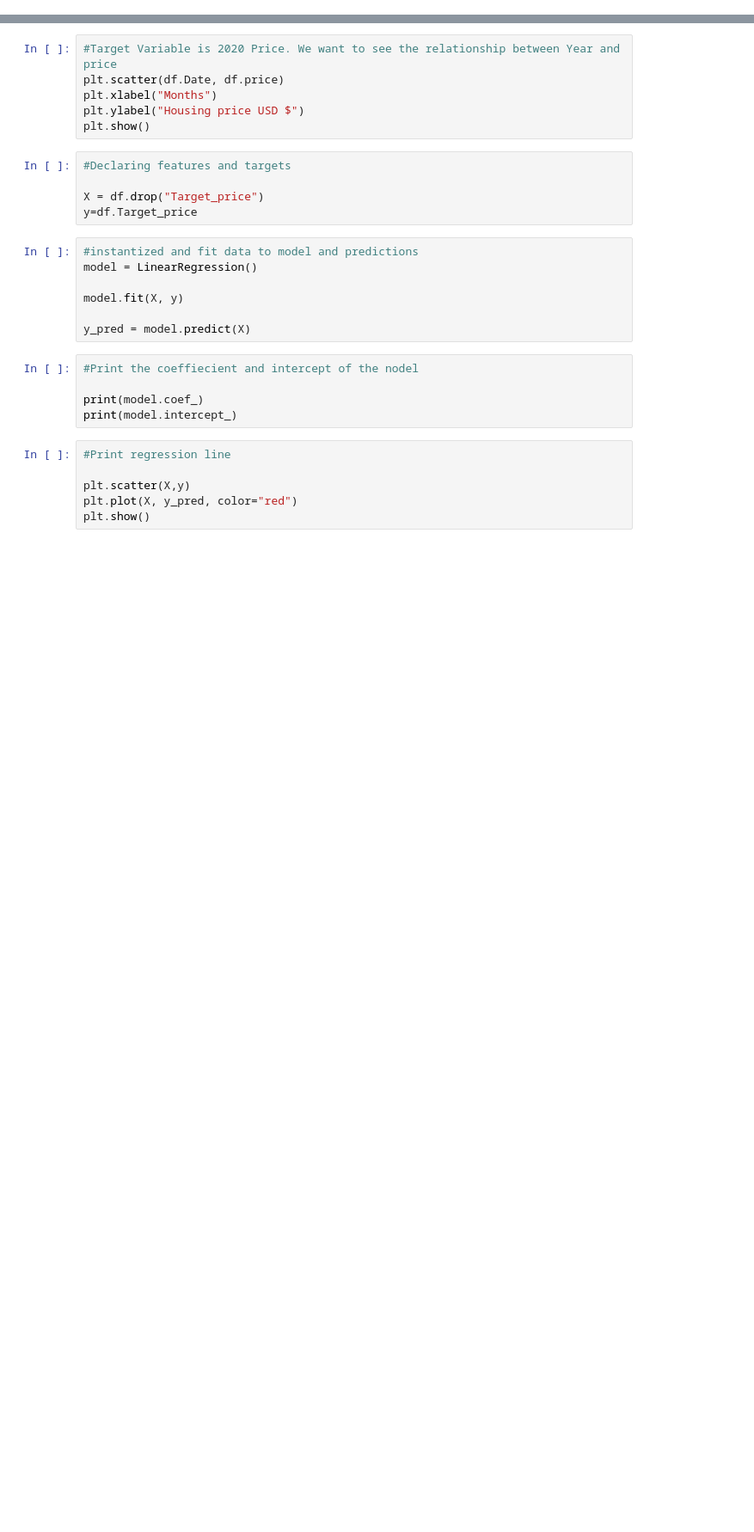
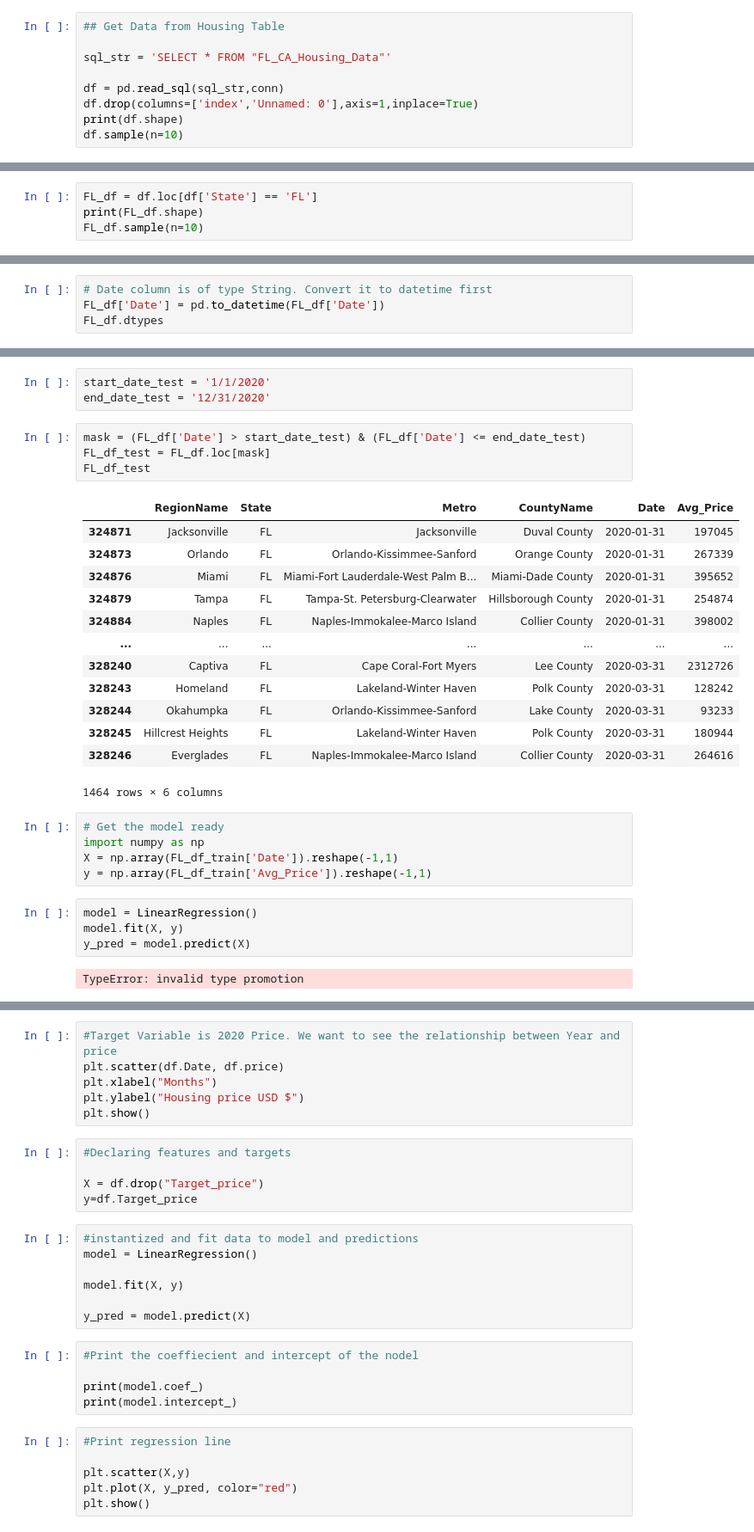
Before and after one commit to Jopinson/COVID19_Property_Pandemic, a Jupyter notebook: notebooks/modeling/Covid-Housing-ML.ipynb, the cells around one changed output, grey strips where cells are left out. Shown at 86% size. Drawn from its saved outputs; the diff is of its cells as text; blank space fills up the shorter version.

Commit message:
Database connection, load and retrive data

```diff
--- a/notebooks/modeling/Covid-Housing-ML.ipynb
+++ b/notebooks/modeling/Covid-Housing-ML.ipynb
@@ -21,0 +24,9 @@ CA_df.sample(n=5)
+# %%
+## Get Data from Housing Table
+
+sql_str = 'SELECT * FROM "FL_CA_Housing_Data"'
+
+df = pd.read_sql(sql_str,conn)
+df.drop(columns=['index','Unnamed: 0'],axis=1,inplace=True)
+print(df.shape)
+df.sample(n=10)
@@ -21,0 +46,4 @@ CA_df.sample(n=5)
+# %%
+FL_df = df.loc[df['State'] == 'FL']
+print(FL_df.shape)
+FL_df.sample(n=10)
@@ -21,0 +74,4 @@ CA_df.sample(n=5)
+# %%
+# Date column is of type String. Convert it to datetime first
+FL_df['Date'] = pd.to_datetime(FL_df['Date'])
+FL_df.dtypes
@@ -21,0 +105,32 @@ CA_df.sample(n=5)
+# %%
+start_date_test = '1/1/2020'
+end_date_test = '12/31/2020'
+# %%
+mask = (FL_df['Date'] > start_date_test) & (FL_df['Date'] <= end_date_test)
+FL_df_test = FL_df.loc[mask]
+FL_df_test
+# %% [output]
+|  | RegionName | State | Metro | CountyName | Date | Avg_Price |
+| 324871 | Jacksonville | FL | Jacksonville | Duval County | 2020-01-31 | 197045 |
+| 324873 | Orlando | FL | Orlando-Kissimmee-Sanford | Orange County | 2020-01-31 | 267339 |
+| 324876 | Miami | FL | Miami-Fort Lauderdale-West Palm B... | Miami-Dade County | 2020-01-31 | 395652 |
+| 324879 | Tampa | FL | Tampa-St. Petersburg-Clearwater | Hillsborough County | 2020-01-31 | 254874 |
+| 324884 | Naples | FL | Naples-Immokalee-Marco Island | Collier County | 2020-01-31 | 398002 |
+| ... | ... | ... | ... | ... | ... | ... |
+| 328240 | Captiva | FL | Cape Coral-Fort Myers | Lee County | 2020-03-31 | 2312726 |
+| 328243 | Homeland | FL | Lakeland-Winter Haven | Polk County | 2020-03-31 | 128242 |
+| 328244 | Okahumpka | FL | Orlando-Kissimmee-Sanford | Lake County | 2020-03-31 | 93233 |
+| 328245 | Hillcrest Heights | FL | Lakeland-Winter Haven | Polk County | 2020-03-31 | 180944 |
+| 328246 | Everglades | FL | Naples-Immokalee-Marco Island | Collier County | 2020-03-31 | 264616 |
+1464 rows × 6 columns
+# %%
+# Get the model ready
+import numpy as np
+X = np.array(FL_df_train['Date']).reshape(-1,1)
+y = np.array(FL_df_train['Avg_Price']).reshape(-1,1)
+# %%
+model = LinearRegression()
+model.fit(X, y)
+y_pred = model.predict(X)
+# %% [output]
+TypeError: invalid type promotion
```
Also changed, not shown: parts of 13 cells of this notebook.
